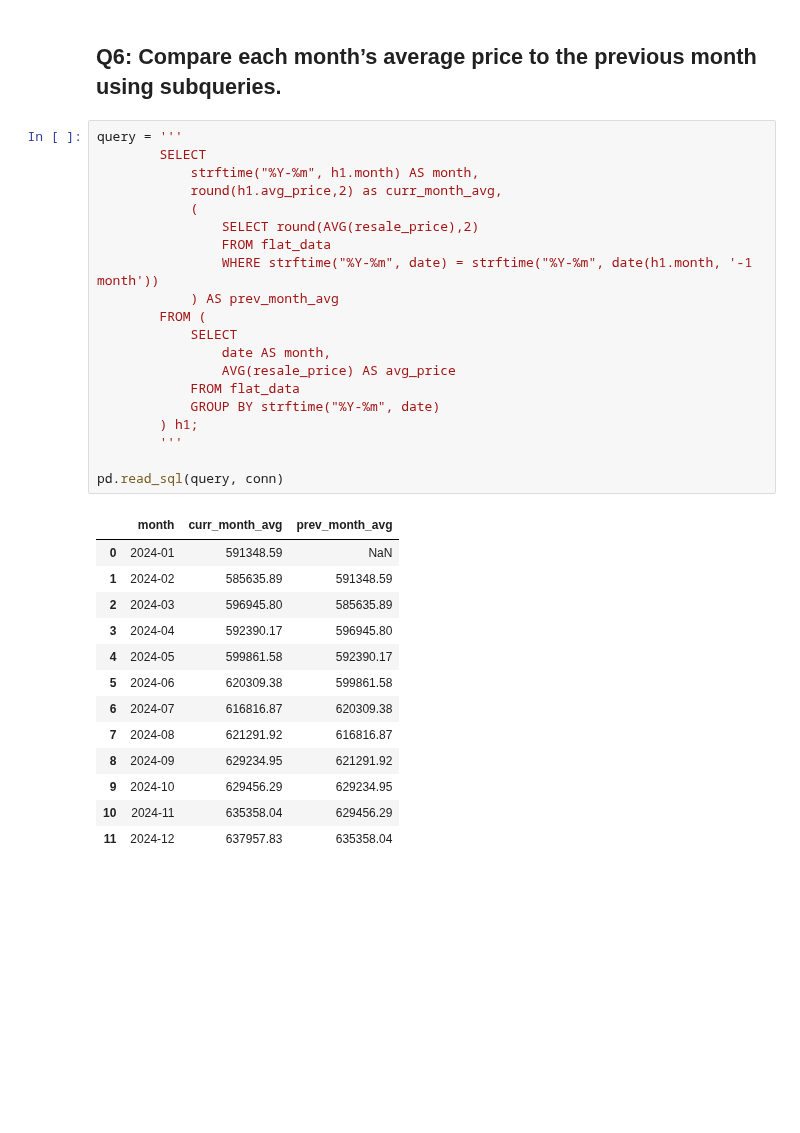
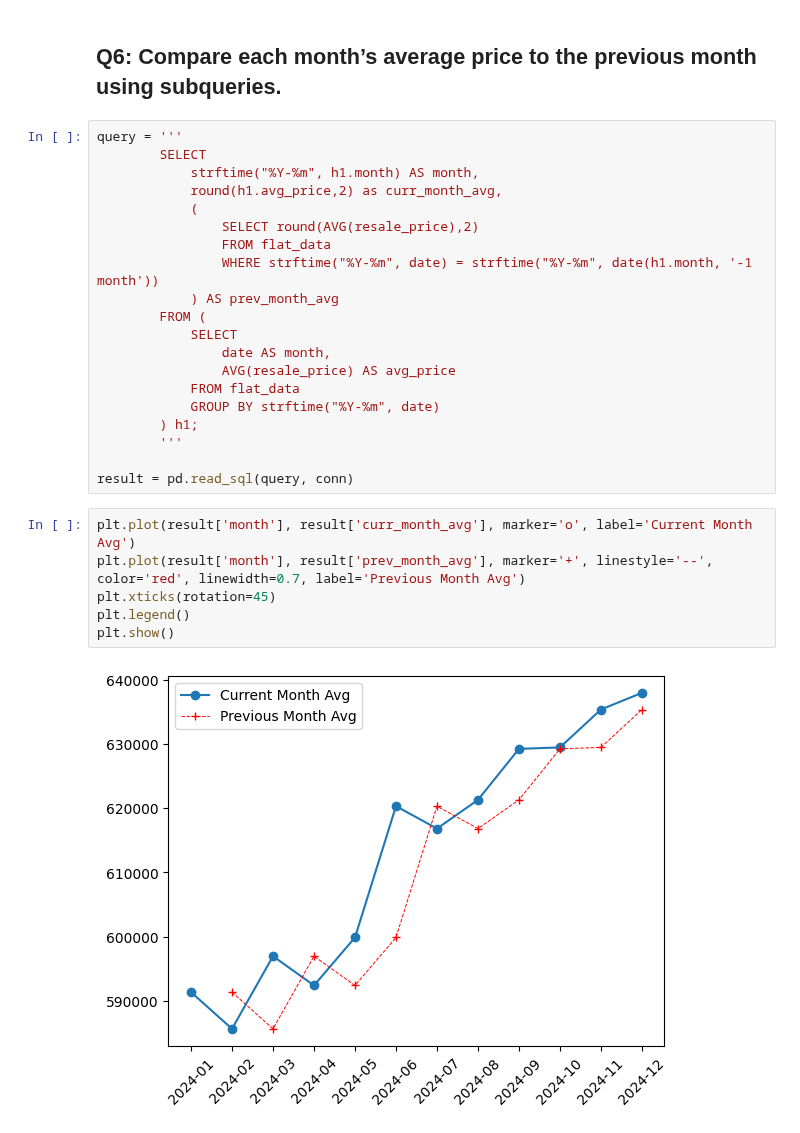
Before and after one commit to KaungSiThu-Sallius/Singapore-HDB-Price-Analysis, a Jupyter notebook: main.ipynb, the cells around one changed output. Saved outputs shown, nothing was run; the diff lists cells and outputs as text; blank space fills up the shorter version.

```diff
--- a/main.ipynb
+++ b/main.ipynb
@@ -153,18 +156,12 @@ query = '''
         ) h1;
         '''
 
-pd.read_sql(query, conn)
+result = pd.read_sql(query, conn)
-# %% [output]
-|  | month | curr_month_avg | prev_month_avg |
-| 0 | 2024-01 | 591348.59 | NaN |
-| 1 | 2024-02 | 585635.89 | 591348.59 |
-| 2 | 2024-03 | 596945.80 | 585635.89 |
-| 3 | 2024-04 | 592390.17 | 596945.80 |
-| 4 | 2024-05 | 599861.58 | 592390.17 |
-| 5 | 2024-06 | 620309.38 | 599861.58 |
-| 6 | 2024-07 | 616816.87 | 620309.38 |
-| 7 | 2024-08 | 621291.92 | 616816.87 |
-| 8 | 2024-09 | 629234.95 | 621291.92 |
-| 9 | 2024-10 | 629456.29 | 629234.95 |
-| 10 | 2024-11 | 635358.04 | 629456.29 |
-| 11 | 2024-12 | 637957.83 | 635358.04 |
+# %%
+plt.plot(result['month'], result['curr_month_avg'], marker='o', label='Current Month Avg')
+plt.plot(result['month'], result['prev_month_avg'], marker='+', linestyle='--', color='red', linewidth=0.7, label='Previous Month Avg')
+plt.xticks(rotation=45)
+plt.legend()
+plt.show()
+# %% [output]
+[figure, added]
```
Also changed, not shown: parts of 1 cell of this notebook.
